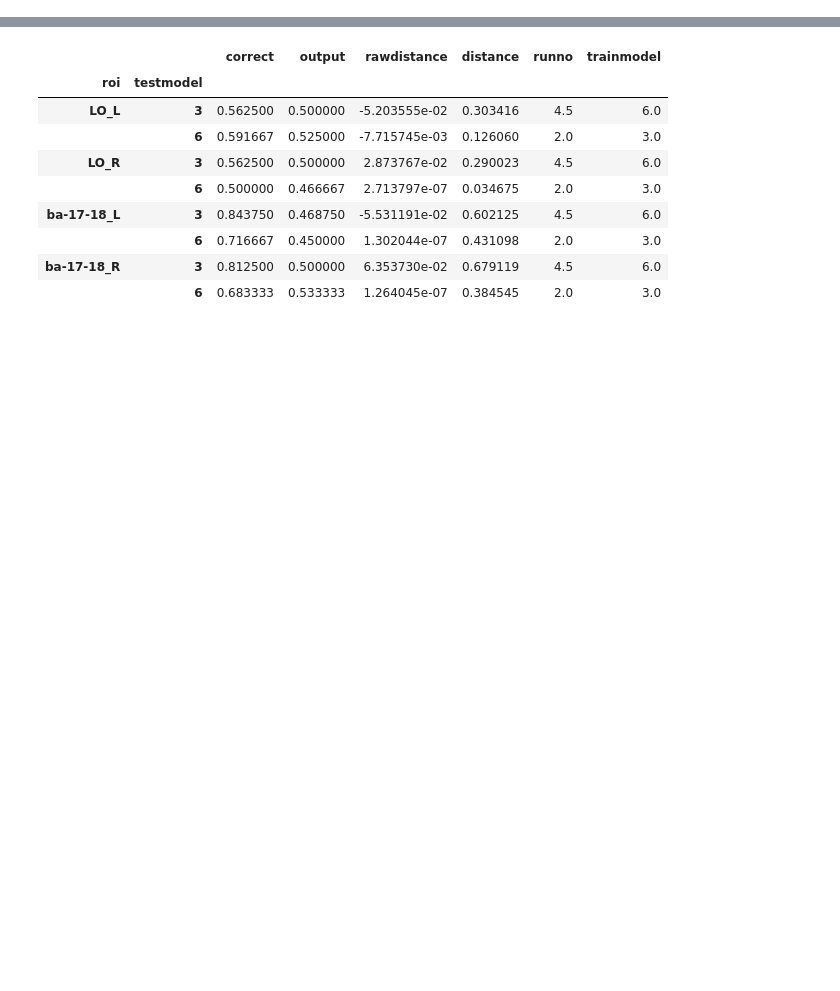
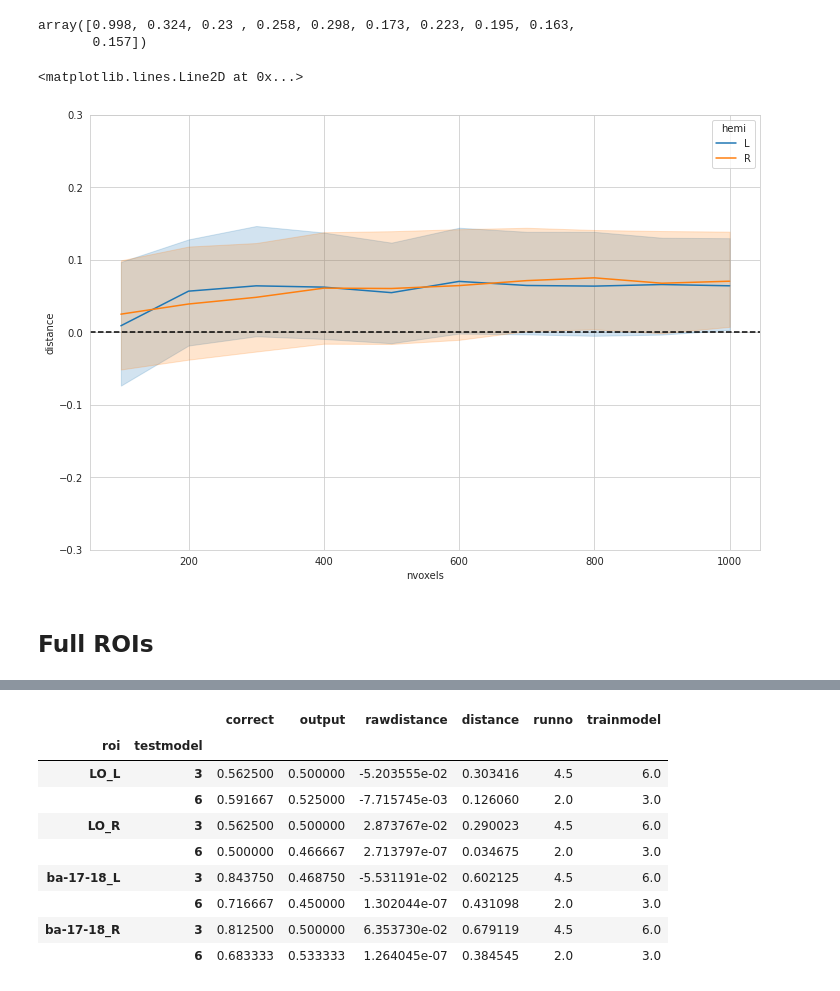
Before and after one commit to GAldegheri/vistemp_fmri, a Jupyter notebook: analysis/TryReadRes.ipynb, the cells around one changed output, grey strips where cells are left out. Cells and saved outputs as stored; diff of their text form; code cells hidden in the pictures; blank space fills up the shorter version.

```diff
--- a/analysis/TryReadRes.ipynb
+++ b/analysis/TryReadRes.ipynb
@@ -35,0 +163,17 @@ array([3, 6])
+# %%
+tfce_pvals
+# %% [output]
+array([0.998, 0.324, 0.23 , 0.258, 0.298, 0.173, 0.223, 0.195, 0.163,
+       0.157])
+# %%
+_, ax = plt.subplots(figsize=(12, 8))
+ax.set_ylim([-0.3, 0.3])
+sns.set_style('whitegrid')
+sns.lineplot(data=meanres[meanres['roi']=='ba-19'], x='nvoxels',
+             y='distance', hue='hemi', ax=ax, ci=95)
+plt.axhline(y = 0.0, color = 'k', linestyle = '--')
+# %% [output]
+<matplotlib.lines.Line2D at 0x...>
+[figure, added]
+# %% [markdown]
+## Full ROIs
```
Also changed, not shown: parts of 23 cells of this notebook, 11 other files.
